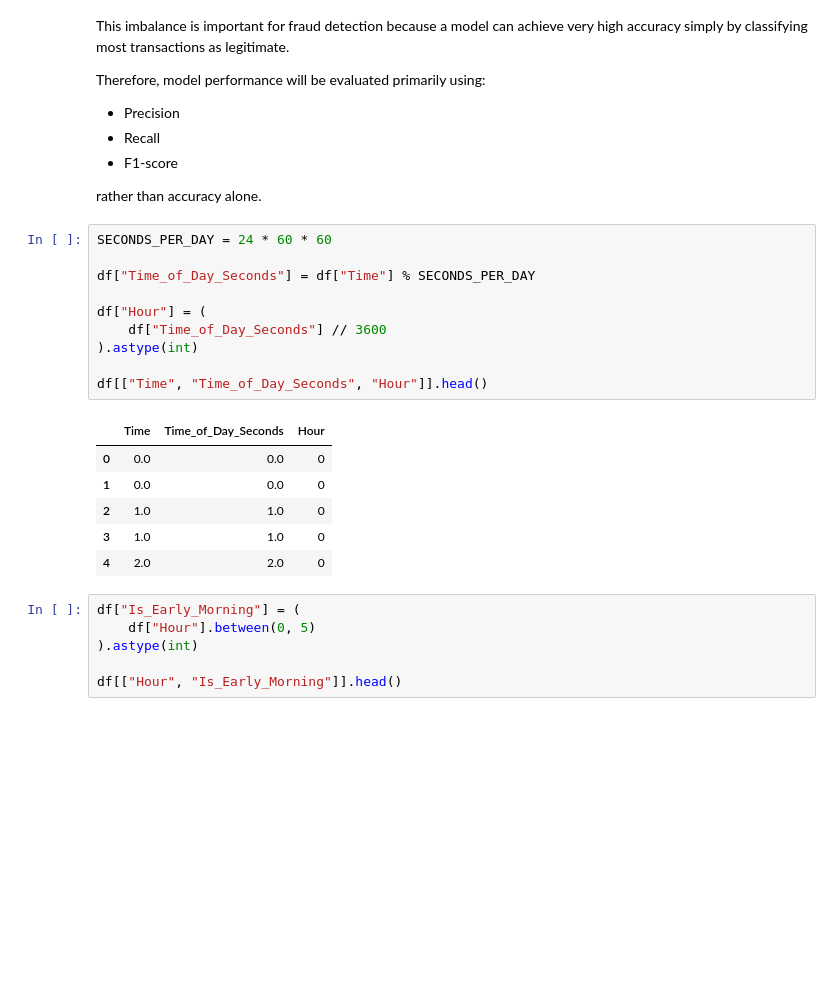
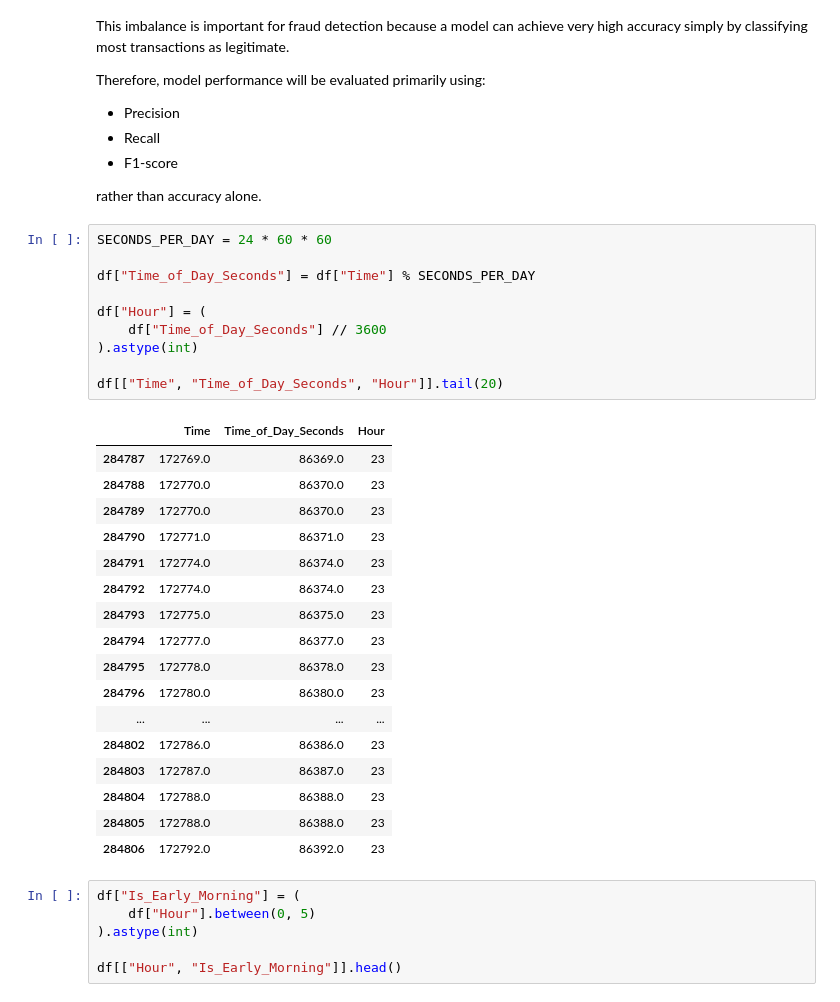
Before and after one commit to Yvonneamg/Credit_Card_Fraud_Detection, a Jupyter notebook: fraud_analytics_detection.ipynb, the cells around one changed output. Saved outputs shown, nothing was run; the diff lists cells and outputs as text; blank space fills up the shorter version.

```diff
--- a/fraud_analytics_detection.ipynb
+++ b/fraud_analytics_detection.ipynb
@@ -266,20 +266,31 @@ rather than accuracy alone.
 # %%
 SECONDS_PER_DAY = 24 * 60 * 60
 
 df["Time_of_Day_Seconds"] = df["Time"] % SECONDS_PER_DAY
 
 df["Hour"] = (
     df["Time_of_Day_Seconds"] // 3600
 ).astype(int)
 
-df[["Time", "Time_of_Day_Seconds", "Hour"]].head()
+df[["Time", "Time_of_Day_Seconds", "Hour"]].tail(20)
 # %% [output]
 |  | Time | Time_of_Day_Seconds | Hour |
-| 0 | 0.0 | 0.0 | 0 |
-| 1 | 0.0 | 0.0 | 0 |
-| 2 | 1.0 | 1.0 | 0 |
-| 3 | 1.0 | 1.0 | 0 |
-| 4 | 2.0 | 2.0 | 0 |
+| 284787 | 172769.0 | 86369.0 | 23 |
+| 284788 | 172770.0 | 86370.0 | 23 |
+| 284789 | 172770.0 | 86370.0 | 23 |
+| 284790 | 172771.0 | 86371.0 | 23 |
+| 284791 | 172774.0 | 86374.0 | 23 |
+| 284792 | 172774.0 | 86374.0 | 23 |
+| 284793 | 172775.0 | 86375.0 | 23 |
+| 284794 | 172777.0 | 86377.0 | 23 |
+| 284795 | 172778.0 | 86378.0 | 23 |
+| 284796 | 172780.0 | 86380.0 | 23 |
+| ... | ... | ... | ... |
+| 284802 | 172786.0 | 86386.0 | 23 |
+| 284803 | 172787.0 | 86387.0 | 23 |
+| 284804 | 172788.0 | 86388.0 | 23 |
+| 284805 | 172788.0 | 86388.0 | 23 |
+| 284806 | 172792.0 | 86392.0 | 23 |
 # %%
 df["Is_Early_Morning"] = (
     df["Hour"].between(0, 5)
```
Also changed, not shown: parts of 5 cells of this notebook, 9 other files.
